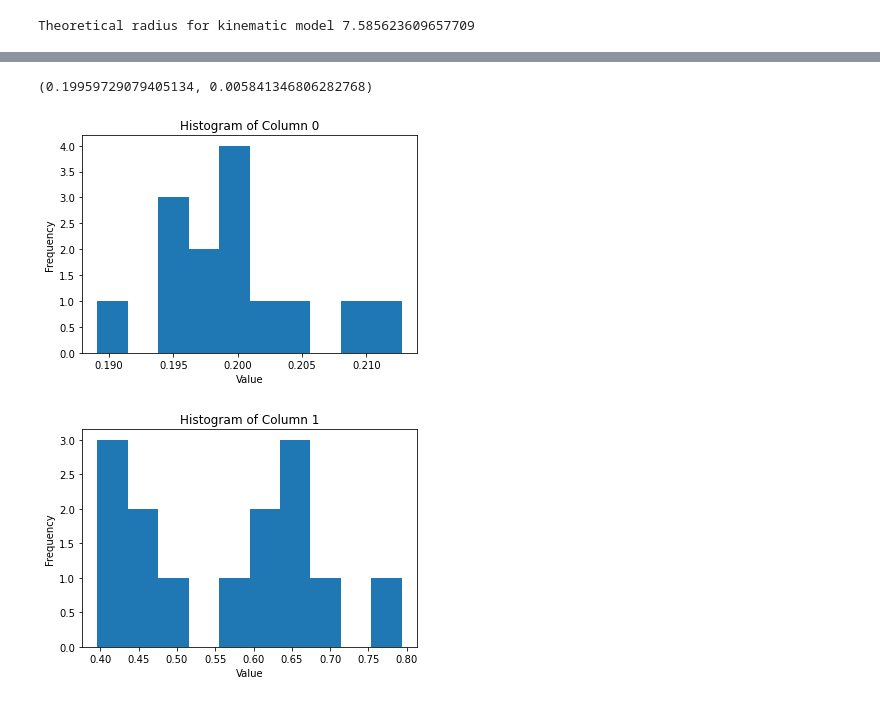
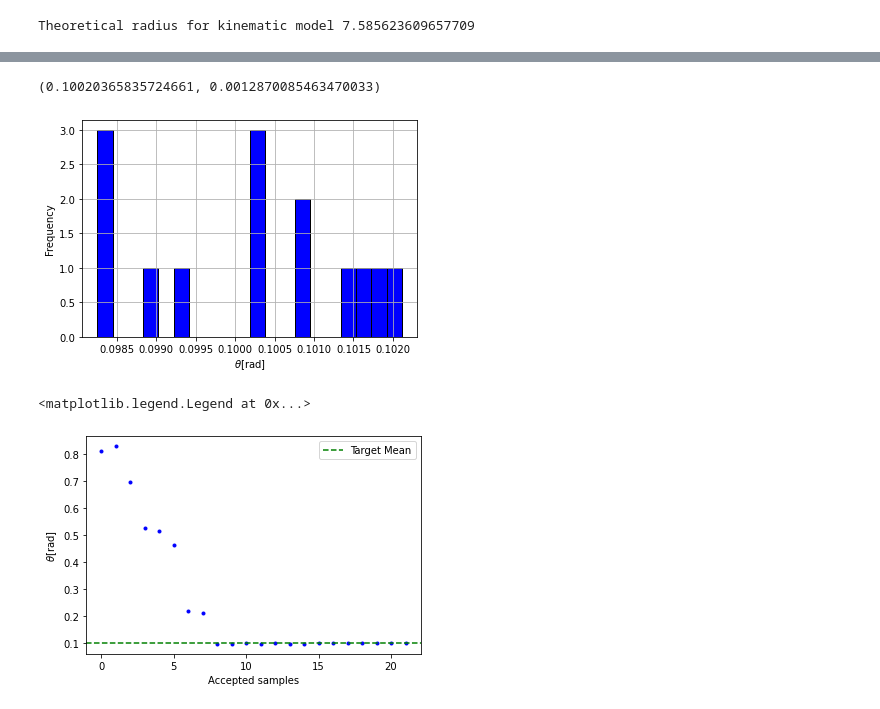
Before and after one commit to JonasGrutter/Stochastic_Vehicle_Model_Ideas, a Jupyter notebook: MH_closed_form.ipynb, the cells around one changed output, grey strips where cells are left out. Drawn from its saved outputs; the diff is of its cells as text; code cells hidden in the pictures.

```diff
--- a/MH_closed_form.ipynb
+++ b/MH_closed_form.ipynb
@@ -40,7 +40,7 @@ def plot_histogram_1dnparray(data):
 # %%
 # Define a four wheel model
 dt = 0.05
-open_loop_tf = 1000
+open_loop_tf = 10000
 
 T_peak = 0.37
 T_slope = 0.4
@@ -59,14 +59,14 @@ print('Theoretical radius for kinematic model', radius_kinematic)
 Theoretical radius for kinematic model 7.585623609657709
 # %%
 # sample kapp from a distribtution and create data
-np.random.seed(2023)
+
 steering = 0.2
-data_size = 500
+data_size = 20
 # set parameters
-steering = np.full(data_size,0.2)
+steering = np.full(data_size,0.1)
 
 for i in range(len(steering)):
-    steering[i] += np.random.normal(0,0.01)
+    steering[i] += np.random.normal(0,0.005)
 
 sigma = 1
 
@@ -78,7 +78,8 @@ steering_from_kappa_samle.reshape(-1,1)
 
 #Plot data
 # plot data
-plt.scatter(steering, steering_from_kappa_samle)
+plt.scatter(steering, steering_from_kappa_samle, color = 'b')
 plt.xlabel("steering")
-plt.ylabel("Radius")
+plt.xlabel(r"$ \delta \rm [rad]$")
+plt.ylabel(r"$R_{\rm Theoretical} \rm [m]$")
 # %% [output]
@@ -139,10 +146,15 @@ def proposal_ratio(theta_old, theta_new, search_width=10):
     prop_ratio_out -= sc.gamma.logpdf(theta_new[1], a=theta_old[1]*walk*500, scale=1/(500*walk))
     return prop_ratio_out
 # %%
-np.random.seed(2023)
 width = 0.2
 
 thetas = np.random.rand(2).reshape(1,-1)
+
+accepted_thetas = np.random.rand(2).reshape(1,-1) #np.random.rand(self.param_to_infer + 1).reshape(1,-1)
+rejected_thetas = np.empty(2).reshape(1,-1)
+all_thetas = np.concatenate((accepted_thetas, np.zeros((accepted_thetas.shape[0], 1))), axis=1)
+
+
 accepted = 0
 rejected = 0
 
@@ -178,11 +190,15 @@ for i in range(N):
     # to obtain the probability in linear scale
     if (np.exp(likelihood_prior_proposal_ratio)) > sc.uniform().rvs():
         thetas = np.vstack((thetas,theta_new))
+        accepted_thetas = np.vstack((accepted_thetas,theta_new))
+        theta_new_all_thetas = np.hstack((theta_new, np.array([1]).reshape(-1,)))
         accepted += 1
     else:
         rejected += 1
+        rejected_thetas = np.vstack((rejected_thetas,theta_new))
+        theta_new_all_thetas = np.hstack((theta_new, np.array([0]).reshape(-1,)))
 
-
+    all_thetas = np.vstack((all_thetas,theta_new_all_thetas))
 
     if i%500 == 0:
         print(f"Iteration number {i}")
@@ -210,11 +226,27 @@ Iteration number 9500
 # %%
-burn_in = int(thetas.shape[0]*0.2)
-thetas_burned = thetas[burn_in:, :]
+burn_in = int(accepted_thetas.shape[0]*0.37)
+thetas_burned = accepted_thetas[burn_in:, :]
 thetas_burned.shape
 res = sc.norm.fit(thetas_burned[:,0])
 print(res)
-plot_column_histograms(thetas_burned)
+plt.hist(thetas_burned[:,0], bins=20, edgecolor='black', color = 'b')
+plt.xlabel(r'$\theta \rm [rad]$')
+plt.ylabel(r'Frequency')
+plt.grid(True)
+
+# Show the plot
+plt.show()
 # %% [output]
-(0.19959729079405134, 0.005841346806282768)
+(0.10020365835724661, 0.0012870085463470033)
-[figure, old version]
+[figure, new version]
-[figure, removed]
+# %%
+iter = np.arange(0, accepted_thetas[:,0].shape[0], 1)
+
+plt.plot(iter, accepted_thetas[:,0], '.', color = 'b')
+plt.axhline(y=0.1, color='green', linestyle='--', label='Target Mean')
+plt.xlabel(r'Accepted samples')
+plt.ylabel(r'$\theta \rm [rad]$')
+plt.legend()
+# %% [output]
+<matplotlib.legend.Legend at 0x...>
+[figure, added]
```
Also changed, not shown: parts of 8 cells of this notebook, 24 other files.
